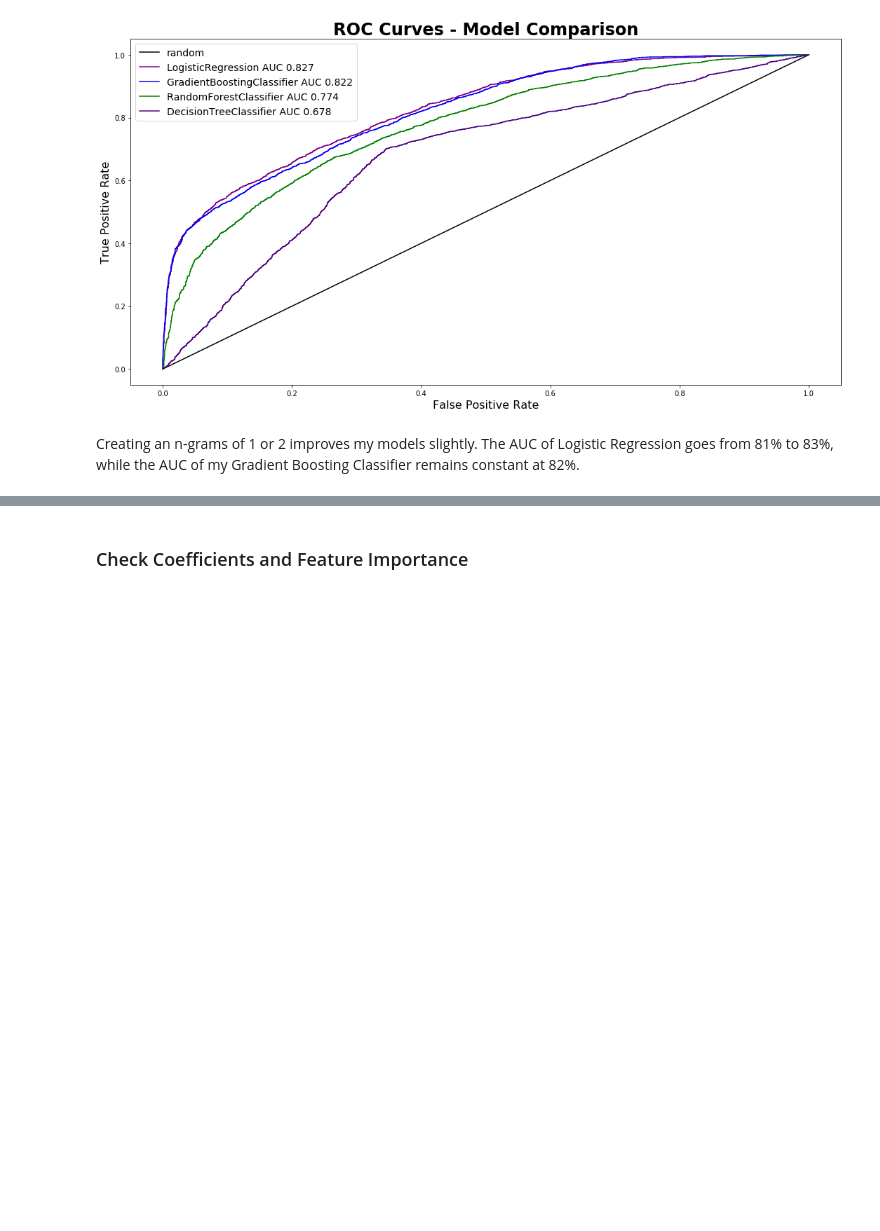
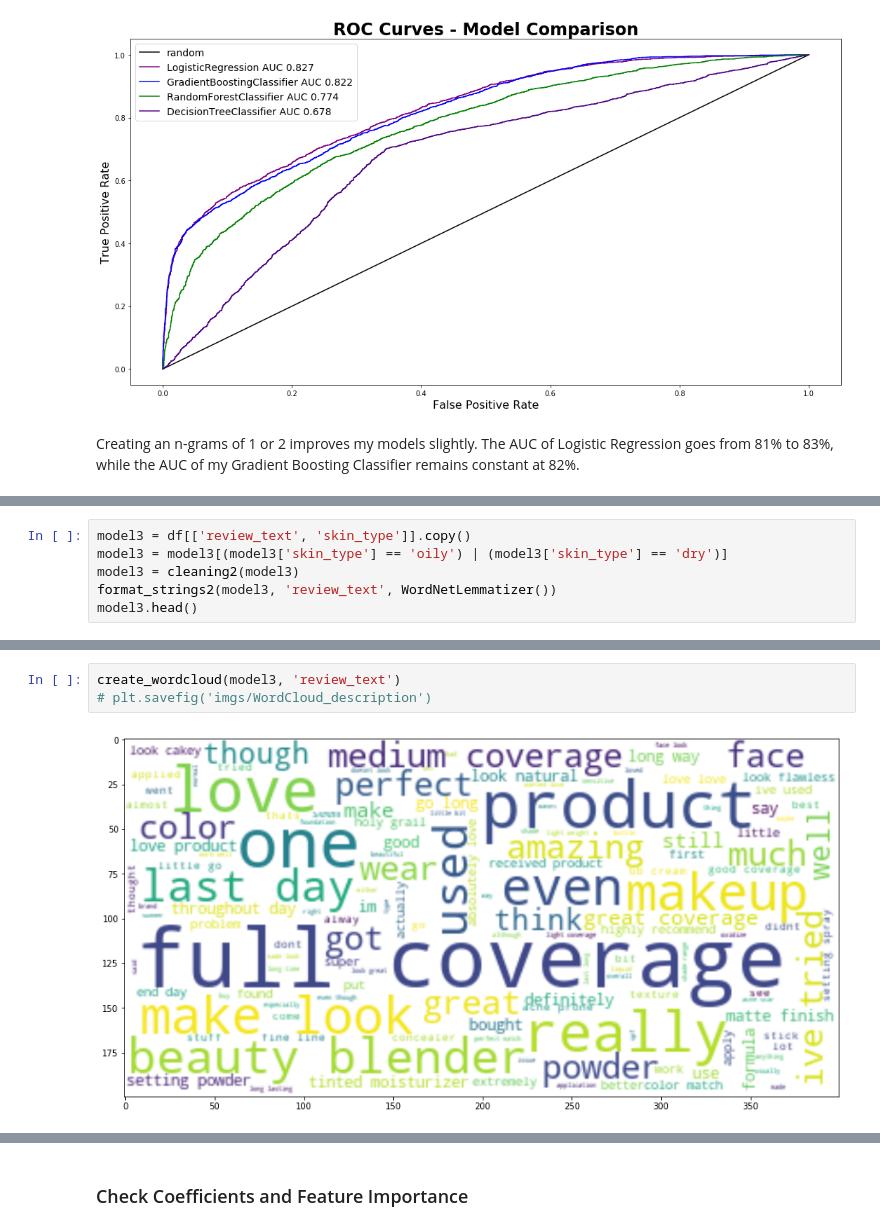
Before and after one commit to nicleong27/Beauty_Reviews, a Jupyter notebook: Reviews-Modelling.ipynb, the cells around one changed output, grey strips where cells are left out. Saved outputs shown, nothing was run; the diff lists cells and outputs as text; blank space fills up the shorter version.

```diff
--- a/Reviews-Modelling.ipynb
+++ b/Reviews-Modelling.ipynb
@@ -543,0 +484,6 @@ Creating an n-grams of 1 or 2 improves my models slightly. The AUC of Logistic R
+# %%
+model3 = df[['review_text', 'skin_type']].copy()
+model3 = model3[(model3['skin_type'] == 'oily') | (model3['skin_type'] == 'dry')]
+model3 = cleaning2(model3)
+format_strings2(model3, 'review_text', WordNetLemmatizer())
+model3.head()
@@ -543,0 +497,5 @@ Creating an n-grams of 1 or 2 improves my models slightly. The AUC of Logistic R
+# %%
+create_wordcloud(model3, 'review_text')
+# plt.savefig('imgs/WordCloud_description')
+# %% [output]
+[figure, added]
```
Also changed, not shown: parts of 65 cells of this notebook.
